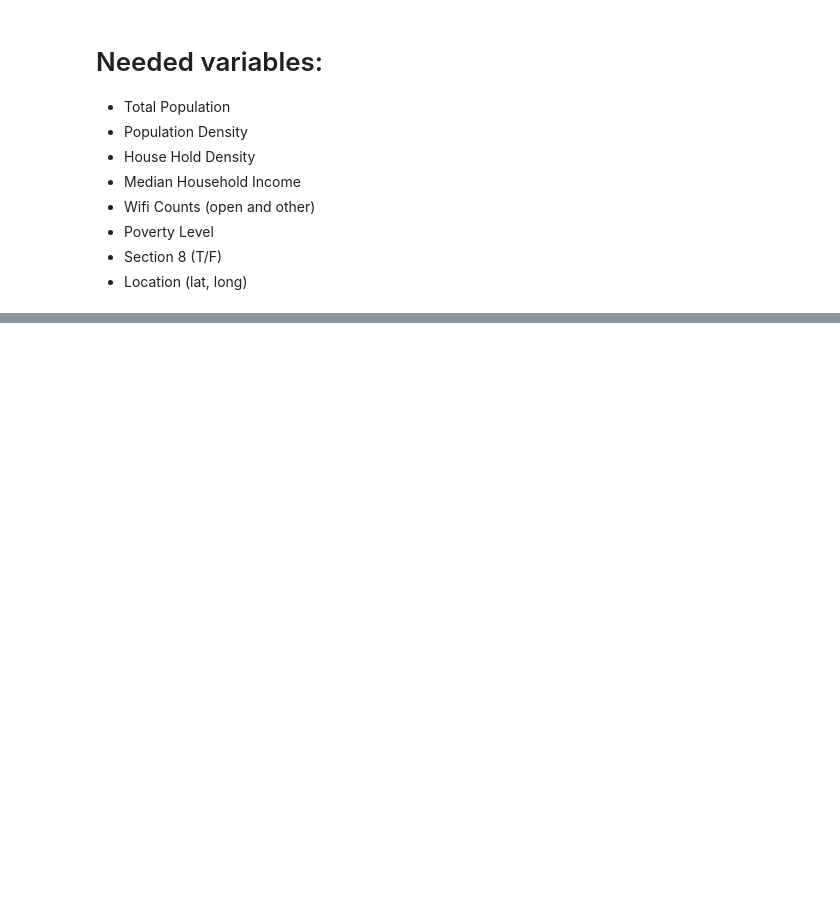
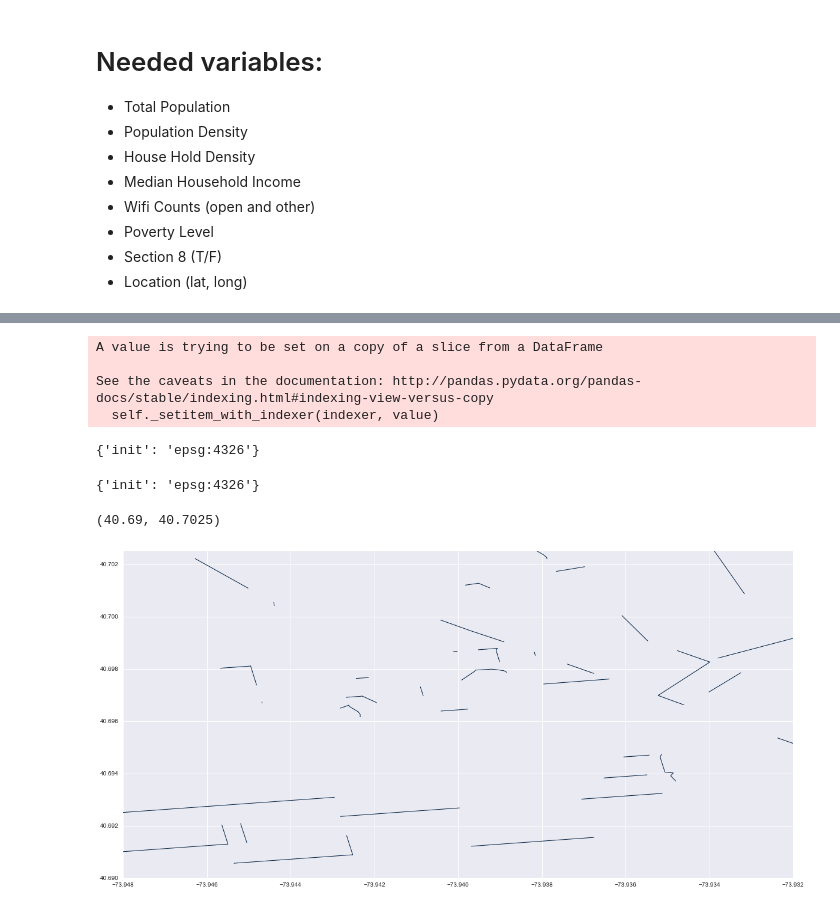
Before and after one commit to cor215/WiFind2017, a Jupyter notebook: Wifind_Datasets.ipynb, the cells around one changed output, grey strips where cells are left out. Drawn from its saved outputs; the diff is of its cells as text; code cells hidden in the pictures; blank space fills up the shorter version.

```diff
--- a/Wifind_Datasets.ipynb
+++ b/Wifind_Datasets.ipynb
@@ -28,0 +77,8 @@
+# %%
+for n, p in enumerate(zip(link_NYC.Latitude, link_NYC.Longitude)):
+    link_NYC["geometry"].iloc[n] = shp.geometry.Point(p)
+# %% [output]
+A value is trying to be set on a copy of a slice from a DataFrame
+
+See the caveats in the documentation: http://pandas.pydata.org/pandas-docs/stable/indexing.html#indexing-view-versus-copy
+  self._setitem_with_indexer(indexer, value)
@@ -28,0 +87,4 @@
+# %%
+# NYC_Street_Centerline_(CSCL)
+shape_path = "../Downloads/NYC_Street_Centerline_(CSCL)/geo_export_5354736e-3527-44b9-bb36-7ba27a36cab2.shp"
+NYC_Street = GeoDataFrame.from_file(shape_path)
@@ -28,0 +101,21 @@
+# %%
+geo_link_NYC = GeoDataFrame(link_NYC, crs={'init': 'epsg:4326'}, geometry=link_NYC.geometry)
+# %%
+geo_link_NYC.crs = NYC_Street.crs
+# %%
+NYC_Street.crs
+# %% [output]
+{'init': 'epsg:4326'}
+# %%
+geo_link_NYC.crs
+# %% [output]
+{'init': 'epsg:4326'}
+# %%
+f,ax = pl.subplots(figsize=(20,10))
+geo_link_NYC[::100].plot(ax=ax, color="#01FF70")
+NYC_Street[::10].plot(ax=ax, color="#001f3f")
+ax.set_xlim([-73.948, -73.932])
+ax.set_ylim([40.6900, 40.7025])
+# %% [output]
+(40.69, 40.7025)
+[figure, added]
```
Also changed, not shown: parts of 10 cells of this notebook, 1 other file.
